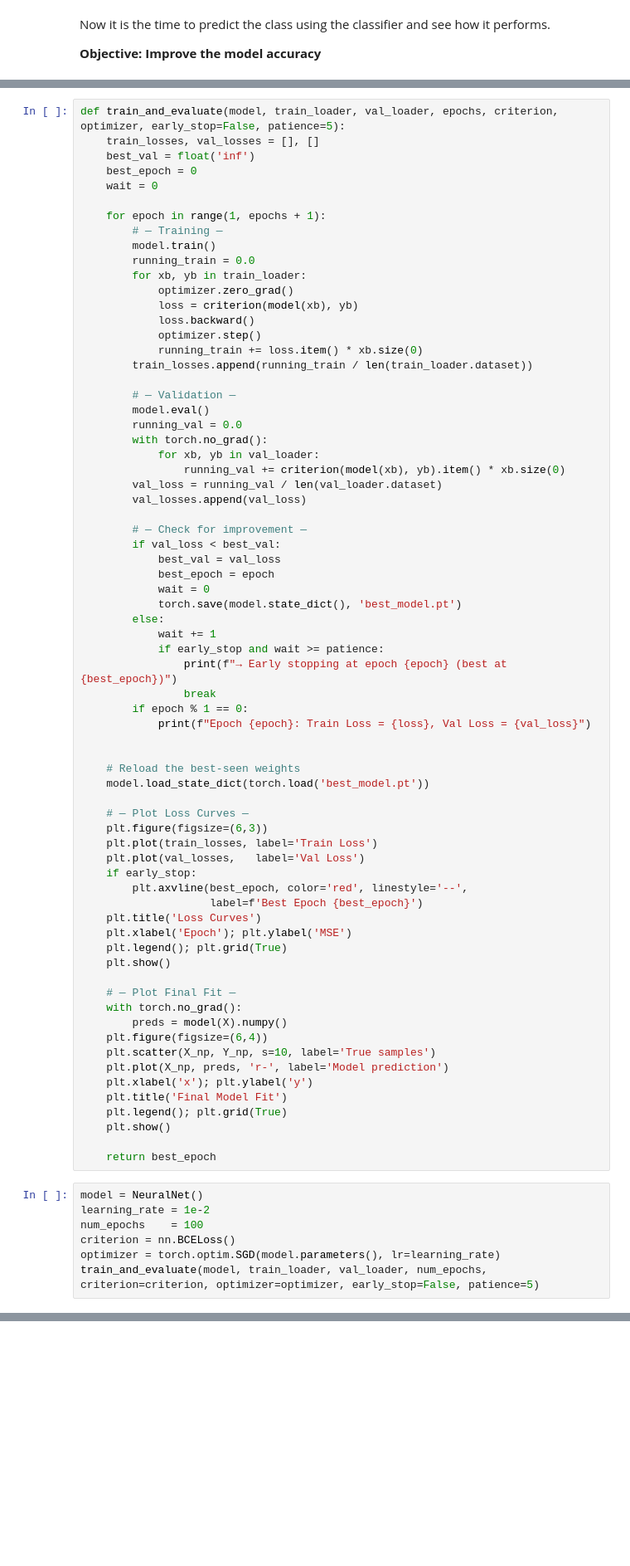
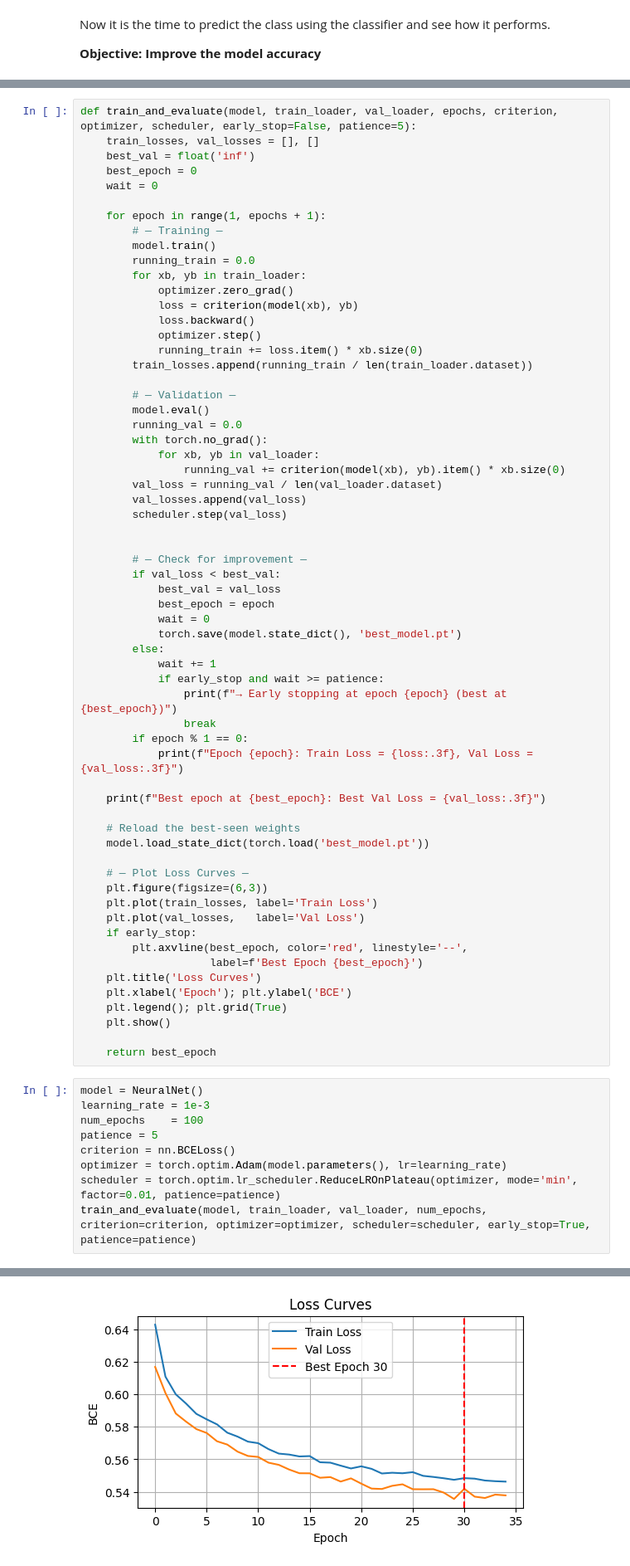
Before and after one commit to USCMS-PURSUE/assignment, a Jupyter notebook: exercises/4_ML_exercise/Higgsing.ipynb, the cells around one changed output, grey strips where cells are left out. Shown at 83% size. Drawn from its saved outputs; the diff is of its cells as text; blank space fills up the shorter version.

```diff
--- a/exercises/4_ML_exercise/Higgsing.ipynb
+++ b/exercises/4_ML_exercise/Higgsing.ipynb
@@ -312,7 +321,7 @@ class NeuralNet(nn.Module):
     def forward(self, x):
         return self.net(x)
 # %%
-def train_and_evaluate(model, train_loader, val_loader, epochs, criterion, optimizer, early_stop=False, patience=5):
+def train_and_evaluate(model, train_loader, val_loader, epochs, criterion, optimizer, scheduler, early_stop=False, patience=5):
     train_losses, val_losses = [], []
     best_val = float('inf')
     best_epoch = 0
@@ -338,6 +347,8 @@ def train_and_evaluate(model, train_loader, val_loader, epochs, criterion, optim
                 running_val += criterion(model(xb), yb).item() * xb.size(0)
         val_loss = running_val / len(val_loader.dataset)
         val_losses.append(val_loss)
+        scheduler.step(val_loss)
+
 
         # — Check for improvement —
         if val_loss < best_val:
@@ -351,8 +362,9 @@ def train_and_evaluate(model, train_loader, val_loader, epochs, criterion, optim
                 print(f"→ Early stopping at epoch {epoch} (best at {best_epoch})")
                 break
         if epoch % 1 == 0:
-            print(f"Epoch {epoch}: Train Loss = {loss}, Val Loss = {val_loss}")
+            print(f"Epoch {epoch}: Train Loss = {loss:.3f}, Val Loss = {val_loss:.3f}")
 
+    print(f"Best epoch at {best_epoch}: Best Val Loss = {val_loss:.3f}")
 
     # Reload the best‐seen weights
     model.load_state_dict(torch.load('best_model.pt'))
@@ -365,27 +377,18 @@ def train_and_evaluate(model, train_loader, val_loader, epochs, criterion, optim
         plt.axvline(best_epoch, color='red', linestyle='--',
                     label=f'Best Epoch {best_epoch}')
     plt.title('Loss Curves')
-    plt.xlabel('Epoch'); plt.ylabel('MSE')
-    plt.legend(); plt.grid(True)
-    plt.show()
-
-    # — Plot Final Fit —
-    with torch.no_grad():
-        preds = model(X).numpy()
-    plt.figure(figsize=(6,4))
-    plt.scatter(X_np, Y_np, s=10, label='True samples')
-    plt.plot(X_np, preds, 'r-', label='Model prediction')
-    plt.xlabel('x'); plt.ylabel('y')
-    plt.title('Final Model Fit')
+    plt.xlabel('Epoch'); plt.ylabel('BCE')
     plt.legend(); plt.grid(True)
     plt.show()
 
     return best_epoch
 # %%
 model = NeuralNet()
-learning_rate = 1e-2
+learning_rate = 1e-3
 num_epochs    = 100
+patience = 5
 criterion = nn.BCELoss()
-optimizer = torch.optim.SGD(model.parameters(), lr=learning_rate)
-train_and_evaluate(model, train_loader, val_loader, num_epochs, criterion=criterion, optimizer=optimizer, early_stop=False, patience=5)
+optimizer = torch.optim.Adam(model.parameters(), lr=learning_rate)
+scheduler = torch.optim.lr_scheduler.ReduceLROnPlateau(optimizer, mode='min', factor=0.01, patience=patience)
+train_and_evaluate(model, train_loader, val_loader, num_epochs, criterion=criterion, optimizer=optimizer, scheduler=scheduler, early_stop=True, patience=patience)
 # %% [output]
@@ -392,0 +412 @@ KeyboardInterrupt:
+[figure, added]
```
Also changed, not shown: parts of 8 cells of this notebook.
